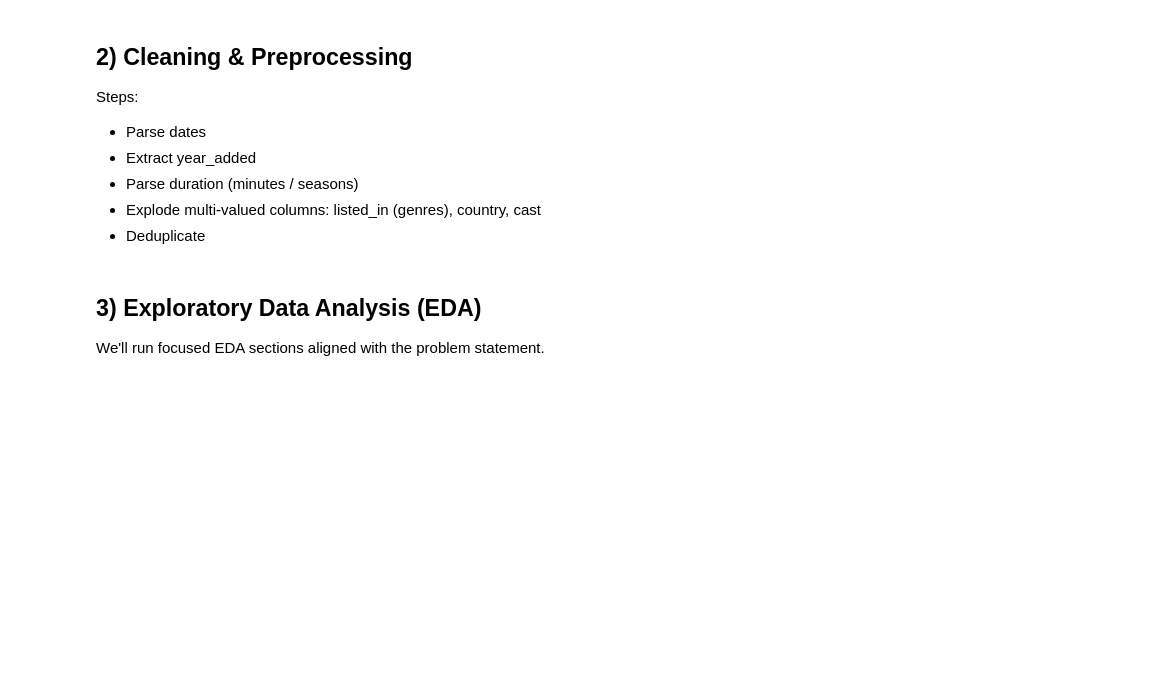
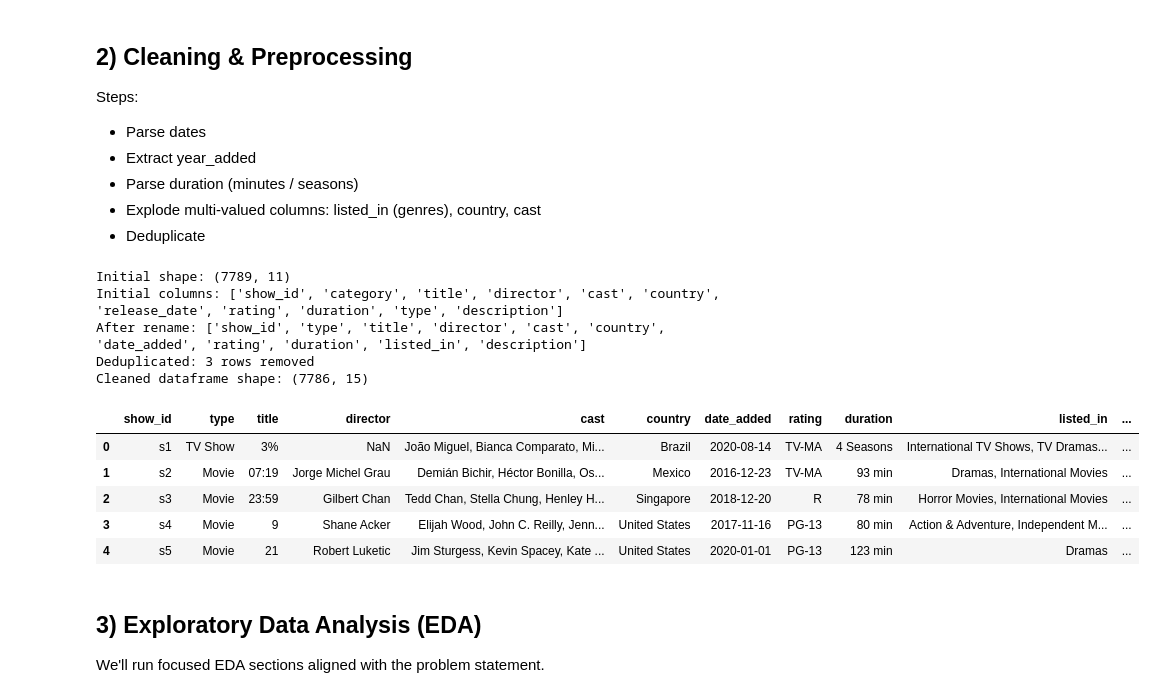
Before and after one commit to Shriii19/VOIS_AICTE_Oct2025_MajorProject_Netflix_Data_Analysis, a Jupyter notebook: netflix_analysis.ipynb, the cells around one changed output. Cells and saved outputs as stored; diff of their text form; code cells hidden in the pictures; blank space fills up the shorter version.

```diff
--- a/netflix_analysis.ipynb
+++ b/netflix_analysis.ipynb
@@ -51,54 +128,101 @@ Steps:
 # %%
 # Make a copy for cleaning
 dfc = df.copy()
+
+print(f"Initial shape: {dfc.shape}")
+print(f"Initial columns: {list(dfc.columns)}")
+
+# Column mapping for this dataset:
+# 'category' contains Movie/TV Show (what notebook expects as 'type')
+# 'type' contains genres (what notebook expects as 'listed_in')
+# 'release_date' is when added to Netflix (what notebook expects as 'date_added')
+
+# Rename columns to match expected structure
+column_rename_map = {}
+if 'category' in dfc.columns:
+    column_rename_map['category'] = 'type'
+if 'type' in dfc.columns and 'listed_in' not in dfc.columns:
+    column_rename_map['type'] = 'listed_in'
+if 'release_date' in dfc.columns:
+    column_rename_map['release_date'] = 'date_added'
+
+if column_rename_map:
+    dfc = dfc.rename(columns=column_rename_map)
+    print(f"After rename: {list(dfc.columns)}")
 
 # 1) date parsing
 dfc['date_added'] = pd.to_datetime(dfc['date_added'], errors='coerce')
 dfc['year_added'] = dfc['date_added'].dt.year
 
-# 2) normalize text fields (trim)
+# Extract release_year from date if not present
+if 'release_year' not in dfc.columns:
+    dfc['release_year'] = dfc['date_added'].dt.year
+
+# 2) normalize text fields - handle NaN properly
 for col in ['title','director','cast','country','listed_in','rating']:
     if col in dfc.columns:
-        dfc[col] = dfc[col].astype(str).str.strip().replace({'nan': pd.NA})
+        # Fill NaN with empty string temporarily, strip, then convert back
+        mask = dfc[col].notna()
+        dfc.loc[mask, col] = dfc.loc[mask, col].astype(str).str.strip()
 
 # 3) duration parsing
 def parse_duration(s):
-    if pd.isna(s):
+    if pd.isna(s) or s == '' or s == 'nan':
         return pd.NA, pd.NA
     s = str(s).strip()
     # minutes like '90 min'; seasons like '1 Season' or '3 Seasons'
     num = ''.join([c for c in s if c.isdigit() or c==' ']).strip()
     try:
-        n = int(num.split()[0])
+        n = int(num.split()[0]) if num else pd.NA
     except:
         n = pd.NA
-    unit = 'min' if 'min' in s else ('season' if 'Season' in s or 'season' in s else pd.NA)
+    unit = 'min' if 'min' in s.lower() else ('season' if 'season' in s.lower() else pd.NA)
     return n, unit
 
 dfc[['duration_num','duration_unit']] = pd.DataFrame(dfc['duration'].apply(lambda x: parse_duration(x)).tolist(), index=dfc.index)
 
 # 4) explode genres (listed_in), country, and cast for counting analyses
 for col in ['listed_in','country','cast']:
     if col in dfc.columns:
-        dfc[col] = dfc[col].replace({'nan': ''}).fillna('')
+        dfc[col] = dfc[col].fillna('')
 
 # Create exploded versions for analyses
-df_genre = dfc.assign(genre = dfc['listed_in'].str.split(', ')).explode('genre')
-df_country = dfc.assign(country_split = dfc['country'].str.split(', ')).explode('country_split')
-df_cast = dfc.assign(cast_member = dfc['cast'].str.split(', ')).explode('cast_member')
+df_genre = dfc.copy()
+df_genre['genre'] = df_genre['listed_in'].str.split(', ')
+df_genre = df_genre.explode('genre')
+
+df_country = dfc.copy()
+df_country['country_split'] = df_country['country'].str.split(', ')
+df_country = df_country.explode('country_split')
+
+df_cast = dfc.copy()
+df_cast['cast_member'] = df_cast['cast'].str.split(', ')
+df_cast = df_cast.explode('cast_member')
 
 # 5) deduplicate by title, type, release_year (conservative)
 if set(['title','type','release_year']).issubset(dfc.columns):
     before = dfc.shape[0]
-    dfc.drop_duplicates(subset=['title','type','release_year'], inplace=True)
+    dfc = dfc.drop_duplicates(subset=['title','type','release_year'])
     after = dfc.shape[0]
     print(f'Deduplicated: {before-after} rows removed')
 else:
     print('Dedup skip — required columns missing')
 
 # Summary after cleaning
 print('Cleaned dataframe shape:', dfc.shape)
 dfc.head()
+# %% [output]
+Initial shape: (7789, 11)
+Initial columns: ['show_id', 'category', 'title', 'director', 'cast', 'country', 'release_date', 'rating', 'duration', 'type', 'description']
+After rename: ['show_id', 'type', 'title', 'director', 'cast', 'country', 'date_added', 'rating', 'duration', 'listed_in', 'description']
+Deduplicated: 3 rows removed
+Cleaned dataframe shape: (7786, 15)
+|  | show_id | type | title | director | cast | country | date_added | rating | duration | listed_in | ... |
+| 0 | s1 | TV Show | 3% | NaN | João Miguel, Bianca Comparato, Mi... | Brazil | 2020-08-14 | TV-MA | 4 Seasons | International TV Shows, TV Dramas... | ... |
+| 1 | s2 | Movie | 07:19 | Jorge Michel Grau | Demián Bichir, Héctor Bonilla, Os... | Mexico | 2016-12-23 | TV-MA | 93 min | Dramas, International Movies | ... |
+| 2 | s3 | Movie | 23:59 | Gilbert Chan | Tedd Chan, Stella Chung, Henley H... | Singapore | 2018-12-20 | R | 78 min | Horror Movies, International Movies | ... |
+| 3 | s4 | Movie | 9 | Shane Acker | Elijah Wood, John C. Reilly, Jenn... | United States | 2017-11-16 | PG-13 | 80 min | Action & Adventure, Independent M... | ... |
+| 4 | s5 | Movie | 21 | Robert Luketic | Jim Sturgess, Kevin Spacey, Kate ... | United States | 2020-01-01 | PG-13 | 123 min | Dramas | ... |
 # %% [markdown]
 ## 3) Exploratory Data Analysis (EDA)
 We'll run focused EDA sections aligned with the problem statement.
```
Also changed, not shown: parts of 16 cells of this notebook, 4 other files.
